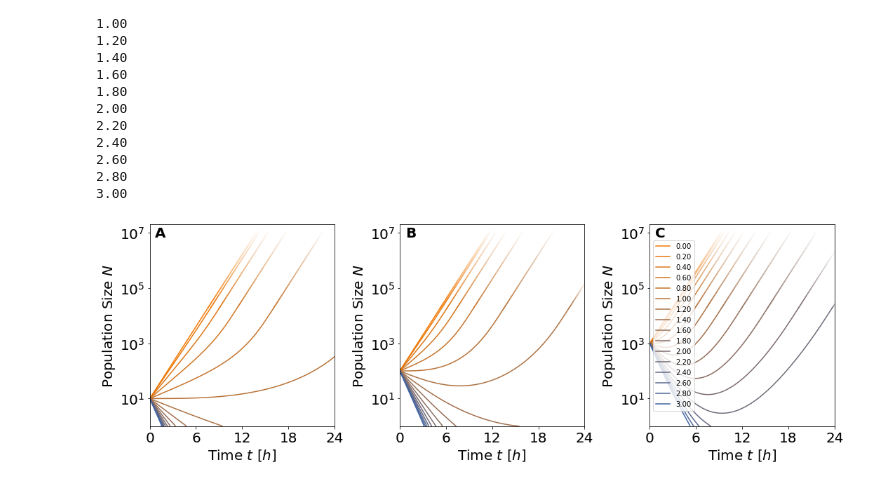
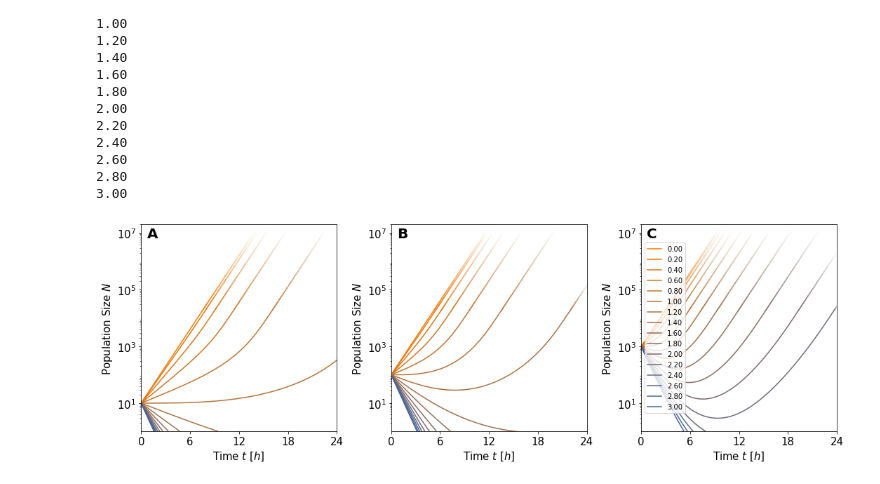
Before and after one commit to Michael000777/antibiotics, a Jupyter notebook: plots/plots for manuscript.ipynb, the cells around one changed output. Drawn from its saved outputs; the diff is of its cells as text; code cells hidden in the pictures.

```diff
--- a/plots/plots for manuscript.ipynb
+++ b/plots/plots for manuscript.ipynb
@@ -12,6 +12,14 @@ import matplotlib
 from imp import reload
 import platereaderclass as prc; reload(prc);
 import plates_EstimateMSP as eMSP; reload(eMSP);
+# %%
+# general plot options
+
+axes_fontsize    = 15  # size of numbers on axes
+label_fontsize   = 15  # size of labels for axes
+legend_fontsize  = 12
+panelID_fontsize = 20  # size of panel indicator (A, B, C, ...)
+plot_xfigsize    = 15
 # %%
 basedir = '/home/lukas/projects/antibiotics/experiments/200129_AllData/'
 
@@ -328,7 +336,7 @@ platedata, threshold = rescale(experiment_data[experiment_index].T, experiment_d
 design               = experiment_data.get_design(0)
 plate_size           = {'Nmin':np.min(design[1]), 'Nmax':np.max(design[1]), 'Bmin':np.min(design[0]), 'Bmax':np.max(design[0])}
 estimates            = results[results['Filename'] == filename].iloc[experiment_index,:]
-fig, ax              = plt.subplots(1,2,figsize = (15,5.5))
+fig, ax              = plt.subplots(1,2,figsize = (plot_xfigsize,5.5))
 
 color_change_tau = '#ce5c00'
 color_change_mu  = 'purple'
@@ -373,9 +381,9 @@ def adjust_ax_fig2_N(ax):
     ax.set_yticks([1e1,1e3,1e5,1e7])
     ax.set_xticks([0,6,12,18,24])
     ax.set_xlim([0,24])
-    ax.set_xlabel(r'Time $t$ $[h]$', fontsize = 20)
-    ax.set_ylabel(r'Population Size $N$', fontsize = 20)
-    ax.tick_params(labelsize = 20)
+    ax.set_xlabel(r'Time $t$ $[h]$', fontsize = label_fontsize)
+    ax.set_ylabel(r'Population Size $N$', fontsize = label_fontsize)
+    ax.tick_params(labelsize = axes_fontsize)
 
 def adjust_ax_fig2_B(ax):
     #ax.set_yscale('log')
@@ -383,9 +391,9 @@ def adjust_ax_fig2_B(ax):
     ax.set_yticks([0,1,2,3])
     ax.set_xticks([0,6,12,18,24])
     ax.set_xlim([0,24])
-    ax.set_xlabel(r'Time $t$ $[h]$', fontsize = 20)
-    ax.set_ylabel(r'Antibiotic Concentration $B$', fontsize = 20)
-    ax.tick_params(labelsize = 20)
+    ax.set_xlabel(r'Time $t$ $[h]$', fontsize = label_fontsize)
+    ax.set_ylabel(r'Antibiotic Concentration $B$', fontsize = label_fontsize)
+    ax.tick_params(labelsize = axes_fontsize)
 
 
 def PlotFadingTrajectory(ax, x, y, threshold1 = 2e4, threshold2 = 1e6, color1 = [0,255,255], color2 = [255,255,255], label = None, plot_params = {}):
@@ -492,30 +500,30 @@ for abconc in np.linspace(0,3, num = 16):
 2.80
 3.00
 # %%
-fig,ax = plt.subplots(1,3,figsize = (15,5))
+fig,ax = plt.subplots(1,3,figsize = (plot_xfigsize,5))
 abclist = trajectories0010.keys()
 sorted(abclist)
 
 for b0 in abclist:
     color = patch_color(float(b0)/3, color2 = [245,121,0], hexoutput=False)
 
     PlotFadingTrajectory(ax[0], trajectories0010[b0]['time'].values, trajectories0010[b0]['N'].values, color1 = color, threshold2 = 1e7)
     PlotFadingTrajectory(ax[1], trajectories0100[b0]['time'].values, trajectories0100[b0]['N'].values, color1 = color, threshold2 = 1e7)
     PlotFadingTrajectory(ax[2], trajectories1000[b0]['time'].values, trajectories1000[b0]['N'].values, color1 = color, threshold2 = 1e7, label = '{}'.format(b0))
 adjust_ax_fig2_N(ax[0])
 adjust_ax_fig2_N(ax[1])
 adjust_ax_fig2_N(ax[2])
 
-ax[0].annotate('A',[0.7,7e6],weight='bold',fontsize=20)
-ax[1].annotate('B',[0.7,7e6],weight='bold',fontsize=20)
-ax[2].annotate('C',[0.7,7e6],weight='bold',fontsize=20)
+ax[0].annotate('A',[0.7,7e6],weight='bold',fontsize = panelID_fontsize)
+ax[1].annotate('B',[0.7,7e6],weight='bold',fontsize = panelID_fontsize)
+ax[2].annotate('C',[0.7,7e6],weight='bold',fontsize = panelID_fontsize)
 
 ax[2].legend(loc='center left')
 
 fig.tight_layout()
 fig.savefig('fig2_trajectories.pdf')
 # %% [output]
-[figure, old version]
+[figure, new version]
 # %%
 # classic growth measurements
 
```
Also changed, not shown: parts of 4 cells of this notebook.
